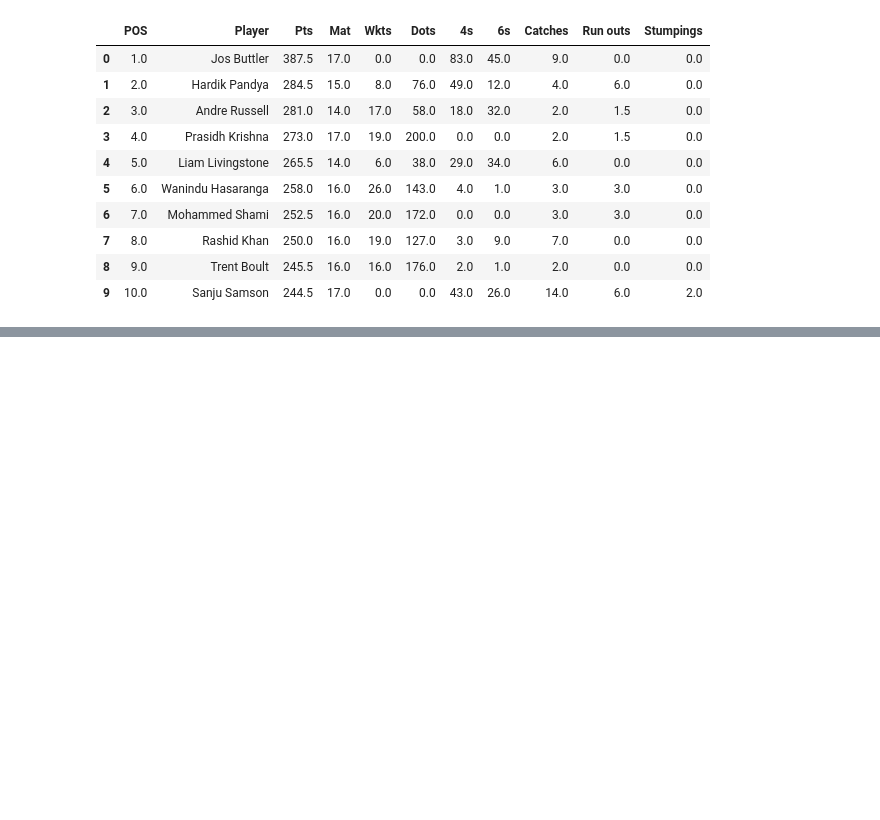
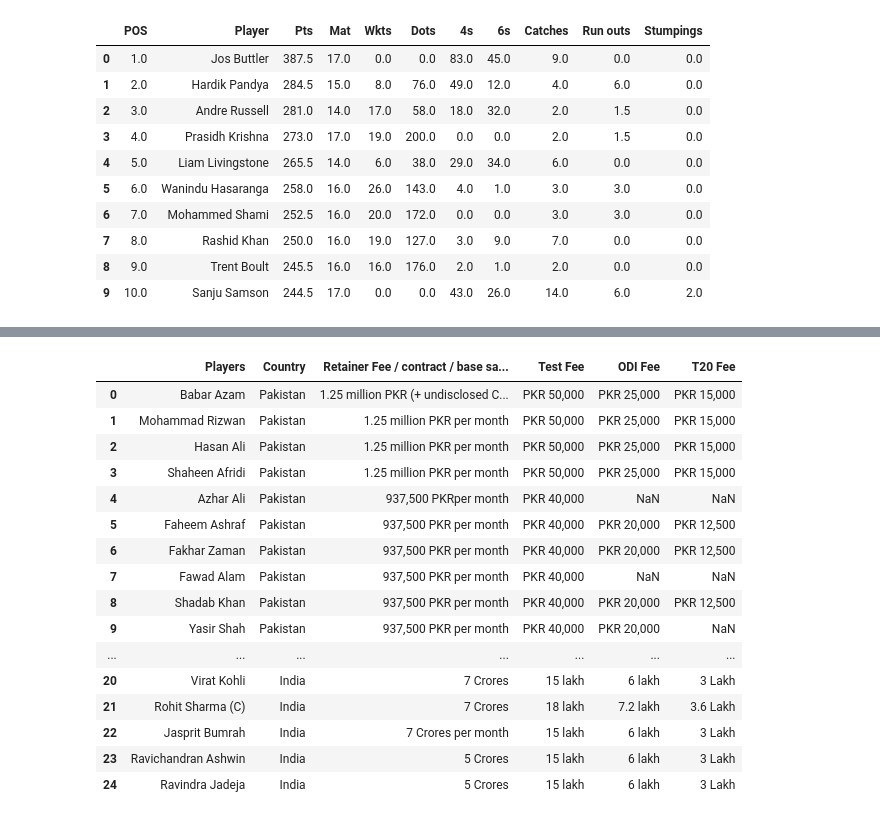
Before and after one commit to JonnyPearce/SpringboardCapstone2, a Jupyter notebook: Notebooks/Capstone2_CricketProject_Data_Wrangling_Jan 2023.ipynb, the cells around one changed output, grey strips where cells are left out. Saved outputs shown, nothing was run; the diff lists cells and outputs as text; code cells hidden in the pictures; blank space fills up the shorter version.

```diff
--- a/Notebooks/Capstone2_CricketProject_Data_Wrangling_Jan 2023.ipynb
+++ b/Notebooks/Capstone2_CricketProject_Data_Wrangling_Jan 2023.ipynb
@@ -428,3 +532,7 @@ memory usage: 20.8+ KB
 | 2 | Hasan Ali | Pakistan | 1.25 million PKR per month | PKR 50,000 | PKR 25,000 | PKR 15,000 | NaN | NaN | ... |
 | 3 | Shaheen Afridi | Pakistan | 1.25 million PKR per month | PKR 50,000 | PKR 25,000 | PKR 15,000 | NaN | NaN | ... |
 | 4 | Azhar Ali | Pakistan | 937,500 PKRper month | PKR 40,000 | NaN | NaN | NaN | NaN | ... |
+# %%
+#Drop unnamed columns
+IntCrickSals.drop(['Unnamed: 6', 'Unnamed: 7', 'Unnamed: 8', 'Unnamed: 9', 'Unnamed: 10', 'Unnamed: 11', 'Unnamed: 12', 'Unnamed: 13', 'Unnamed: 14'], axis=1, inplace=True)
+IntCrickSals.head()
@@ -430,0 +546,20 @@ memory usage: 20.8+ KB
+# %%
+IntCrickSals.head(25)
+# %% [output]
+|  | Players | Country | Retainer Fee / contract / base sa... | Test Fee | ODI Fee | T20 Fee |
+| 0 | Babar Azam | Pakistan | 1.25 million PKR (+ undisclosed C... | PKR 50,000 | PKR 25,000 | PKR 15,000 |
+| 1 | Mohammad Rizwan | Pakistan | 1.25 million PKR per month | PKR 50,000 | PKR 25,000 | PKR 15,000 |
+| 2 | Hasan Ali | Pakistan | 1.25 million PKR per month | PKR 50,000 | PKR 25,000 | PKR 15,000 |
+| 3 | Shaheen Afridi | Pakistan | 1.25 million PKR per month | PKR 50,000 | PKR 25,000 | PKR 15,000 |
+| 4 | Azhar Ali | Pakistan | 937,500 PKRper month | PKR 40,000 | NaN | NaN |
+| 5 | Faheem Ashraf | Pakistan | 937,500 PKR per month | PKR 40,000 | PKR 20,000 | PKR 12,500 |
+| 6 | Fakhar Zaman | Pakistan | 937,500 PKR per month | PKR 40,000 | PKR 20,000 | PKR 12,500 |
+| 7 | Fawad Alam | Pakistan | 937,500 PKR per month | PKR 40,000 | NaN | NaN |
+| 8 | Shadab Khan | Pakistan | 937,500 PKR per month | PKR 40,000 | PKR 20,000 | PKR 12,500 |
+| 9 | Yasir Shah | Pakistan | 937,500 PKR per month | PKR 40,000 | PKR 20,000 | NaN |
+| ... | ... | ... | ... | ... | ... | ... |
+| 20 | Virat Kohli | India | 7 Crores | 15 lakh | 6 lakh | 3 Lakh |
+| 21 | Rohit Sharma (C) | India | 7 Crores | 18 lakh | 7.2 lakh | 3.6 Lakh |
+| 22 | Jasprit Bumrah | India | 7 Crores per month | 15 lakh | 6 lakh | 3 Lakh |
+| 23 | Ravichandran Ashwin | India | 5 Crores | 15 lakh | 6 lakh | 3 Lakh |
+| 24 | Ravindra Jadeja | India | 5 Crores | 15 lakh | 6 lakh | 3 Lakh |
```
Also changed, not shown: parts of 38 cells of this notebook, 1 other file.
